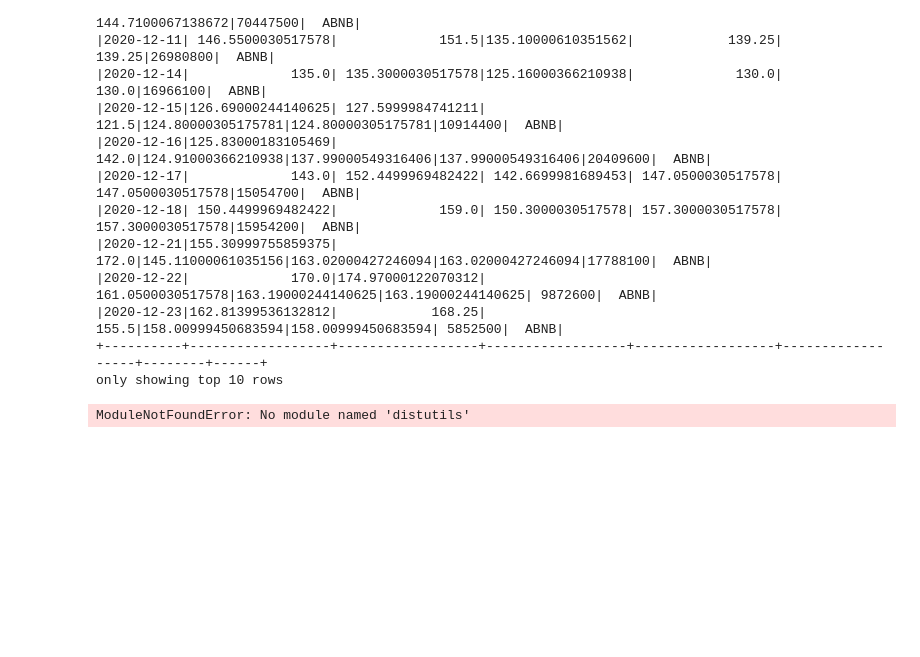
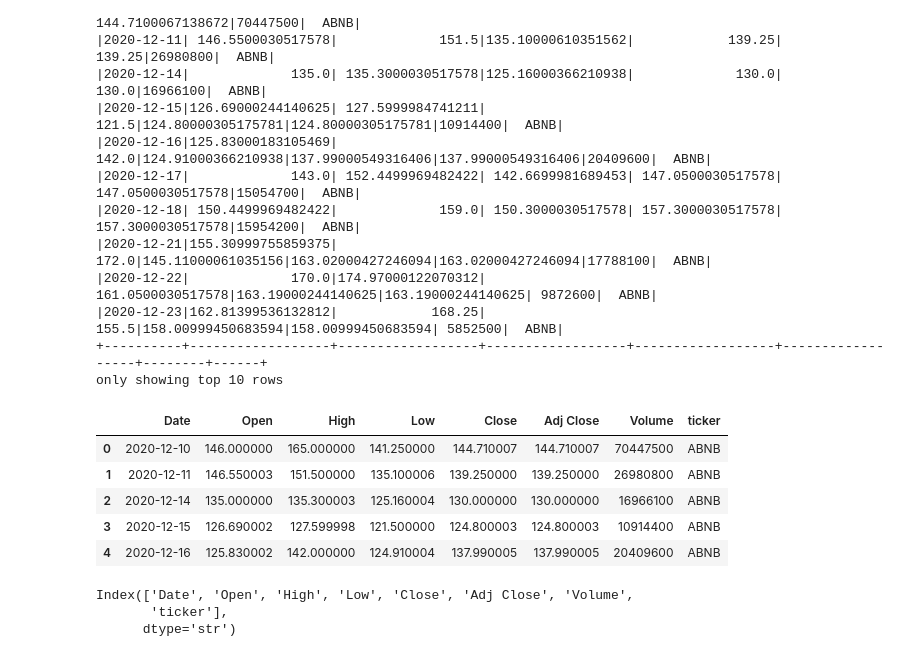
Before and after one commit to 2025524/Sem2CA2, a Jupyter notebook: correct.ipynb, the cells around one changed output. Drawn from its saved outputs; the diff is of its cells as text; code cells hidden in the pictures; blank space fills up the shorter version.

```diff
--- a/correct.ipynb
+++ b/correct.ipynb
@@ -418,13 +410,4 @@ stock_prices.show(10)
 +----------+------------------+------------------+------------------+------------------+------------------+--------+------+
 only showing top 10 rows
 # %%
-final_pd = stock_prices.toPandas()
-
-import pandas as pd
-
-final_pd["Date"] = pd.to_datetime(final_pd["Date"])
-final_pd = final_pd.sort_values(["ticker", "Date"])
-
-final_pd.head(1100)
+#pip install setuptools pandas
-# %% [output]
-ModuleNotFoundError: No module named 'distutils'
@@ -430,0 +416,17 @@ ModuleNotFoundError: No module named 'distutils'
+# %%
+final_pd = final_data.toPandas()
+
+final_pd.head()
+# %% [output]
+|  | Date | Open | High | Low | Close | Adj Close | Volume | ticker |
+| 0 | 2020-12-10 | 146.000000 | 165.000000 | 141.250000 | 144.710007 | 144.710007 | 70447500 | ABNB |
+| 1 | 2020-12-11 | 146.550003 | 151.500000 | 135.100006 | 139.250000 | 139.250000 | 26980800 | ABNB |
+| 2 | 2020-12-14 | 135.000000 | 135.300003 | 125.160004 | 130.000000 | 130.000000 | 16966100 | ABNB |
+| 3 | 2020-12-15 | 126.690002 | 127.599998 | 121.500000 | 124.800003 | 124.800003 | 10914400 | ABNB |
+| 4 | 2020-12-16 | 125.830002 | 142.000000 | 124.910004 | 137.990005 | 137.990005 | 20409600 | ABNB |
+# %%
+print(final_pd.columns)
+# %% [output]
+Index(['Date', 'Open', 'High', 'Low', 'Close', 'Adj Close', 'Volume',
+       'ticker'],
+      dtype='str')
```
Also changed, not shown: parts of 13 cells of this notebook.
